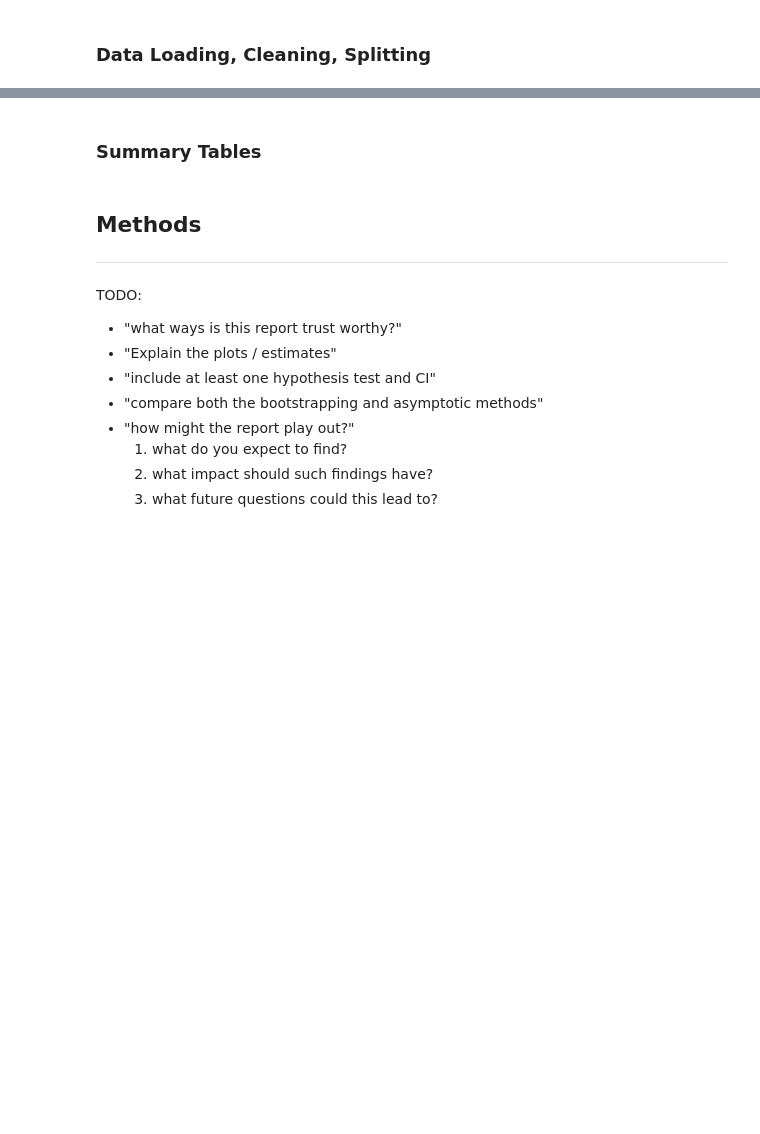
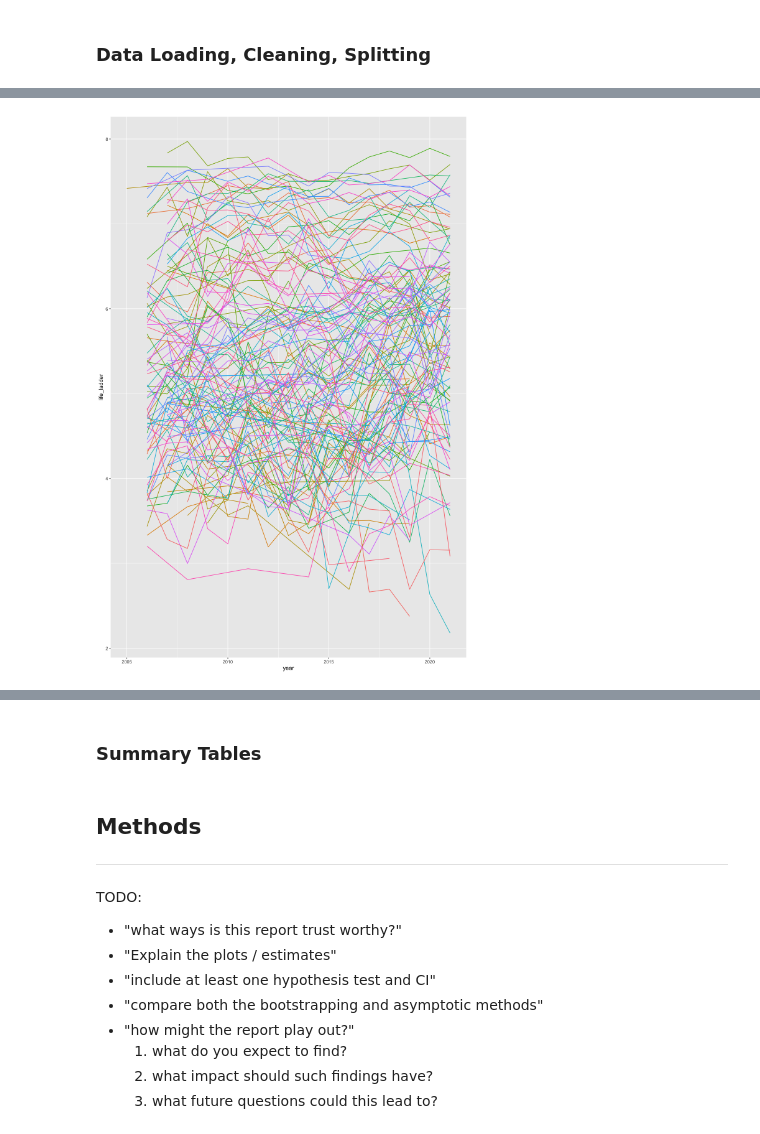
Before and after one commit to ericpien/Impact-of-COVID-19-on-Happiness, a Jupyter notebook: proposal.ipynb, the cells around one changed output, grey strips where cells are left out. Drawn from its saved outputs; the diff is of its cells as text; code cells hidden in the pictures; blank space fills up the shorter version.

```diff
--- a/proposal.ipynb
+++ b/proposal.ipynb
@@ -52,0 +99,10 @@ The following object is masked from ‘package:dplyr’:
+# %%
+options(repr.plot.width = 10, repr.plot.height = 15)
+
+happiness_trail <- happiness_data |>
+    ggplot(aes(x=year, y=life_ladder, group=country_name, color=country_name)) +
+    geom_line(show.legend = FALSE)
+
+happiness_trail
+# %% [output]
+[figure, added]
```
Also changed, not shown: parts of 6 cells of this notebook.
